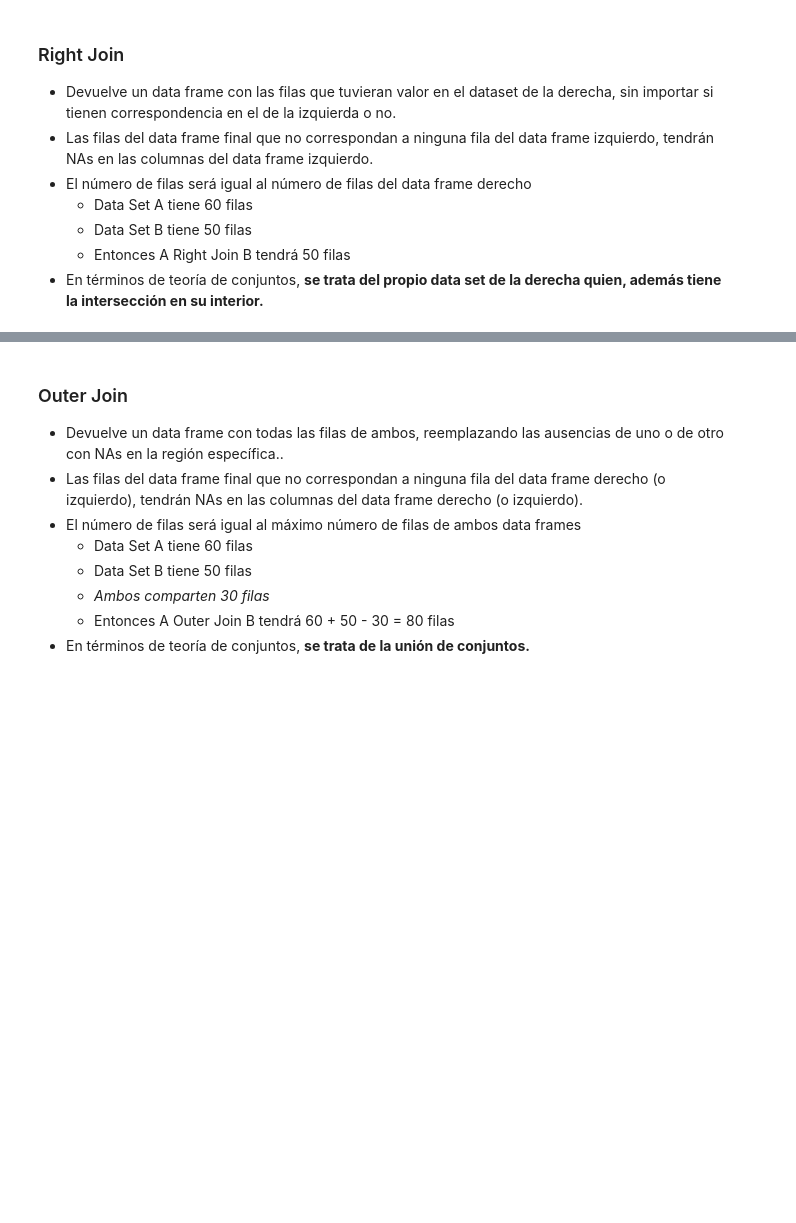
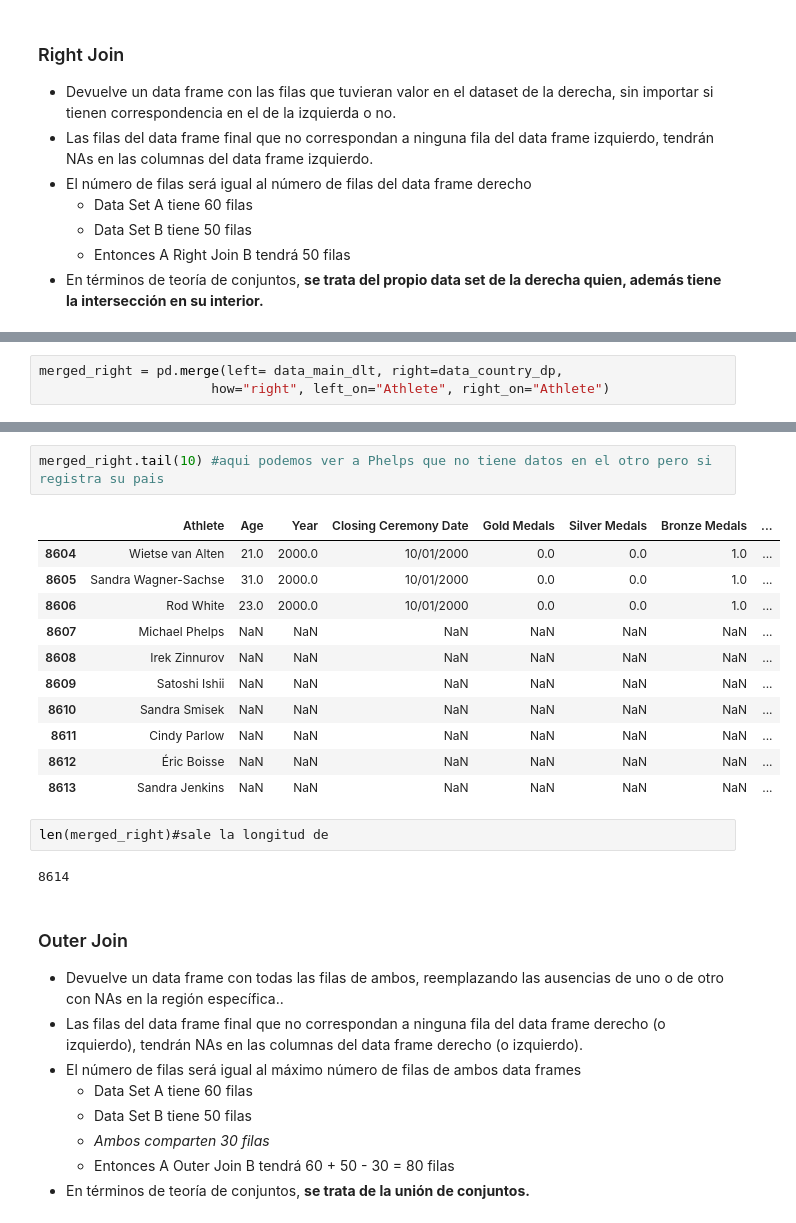
Before and after one commit to Karenahv/python-ml-curso, a Jupyter notebook: notebooks/T2 - 4 Data Cleaning - concatenación de datos.ipynb, the cells around one changed output, grey strips where cells are left out. Saved outputs shown, nothing was run; the diff lists cells and outputs as text; blank space fills up the shorter version.

Commit message:
Ejemplos de Joins
Mostramos los 4 tipos de joins: Inner, Left, Right, outler.

Y las diferencias que se notan al trabajar con datasets que tienen informacion adicional o distinta

```diff
--- a/notebooks/T2 - 4 Data Cleaning - concatenación de datos.ipynb
+++ b/notebooks/T2 - 4 Data Cleaning - concatenación de datos.ipynb
@@ -475,0 +507,3 @@ Image(filename="../Recursos/imgs/inner-join.png") #modo con la libreria NO ME GU
+# %%
+merged_right = pd.merge(left= data_main_dlt, right=data_country_dp,
+                      how="right", left_on="Athlete", right_on="Athlete")
@@ -476,3 +519,21 @@ Image(filename="../Recursos/imgs/inner-join.png") #modo con la libreria NO ME GU
+# %%
+merged_right.tail(10) #aqui podemos ver a Phelps que no tiene datos en el otro pero si registra su pais
+# %% [output]
+|  | Athlete | Age | Year | Closing Ceremony Date | Gold Medals | Silver Medals | Bronze Medals | ... |
+| 8604 | Wietse van Alten | 21.0 | 2000.0 | 10/01/2000 | 0.0 | 0.0 | 1.0 | ... |
+| 8605 | Sandra Wagner-Sachse | 31.0 | 2000.0 | 10/01/2000 | 0.0 | 0.0 | 1.0 | ... |
+| 8606 | Rod White | 23.0 | 2000.0 | 10/01/2000 | 0.0 | 0.0 | 1.0 | ... |
+| 8607 | Michael Phelps | NaN | NaN | NaN | NaN | NaN | NaN | ... |
+| 8608 | Irek Zinnurov | NaN | NaN | NaN | NaN | NaN | NaN | ... |
+| 8609 | Satoshi Ishii | NaN | NaN | NaN | NaN | NaN | NaN | ... |
+| 8610 | Sandra Smisek | NaN | NaN | NaN | NaN | NaN | NaN | ... |
+| 8611 | Cindy Parlow | NaN | NaN | NaN | NaN | NaN | NaN | ... |
+| 8612 | Éric Boisse | NaN | NaN | NaN | NaN | NaN | NaN | ... |
+| 8613 | Sandra Jenkins | NaN | NaN | NaN | NaN | NaN | NaN | ... |
+# %%
+len(merged_right)#sale la longitud de
+# %% [output]
+8614
 # %% [markdown]
 ### Outer Join
 * Devuelve un data frame con todas las filas de ambos, reemplazando las ausencias de uno o de otro con NAs en la región específica..
```
Also changed, not shown: parts of 27 cells of this notebook.
